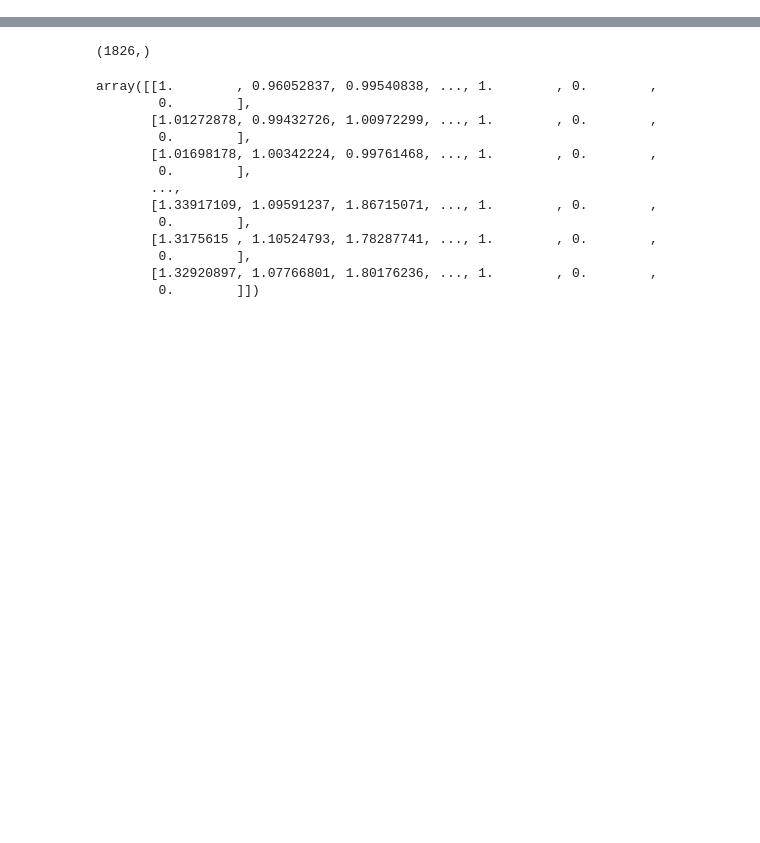
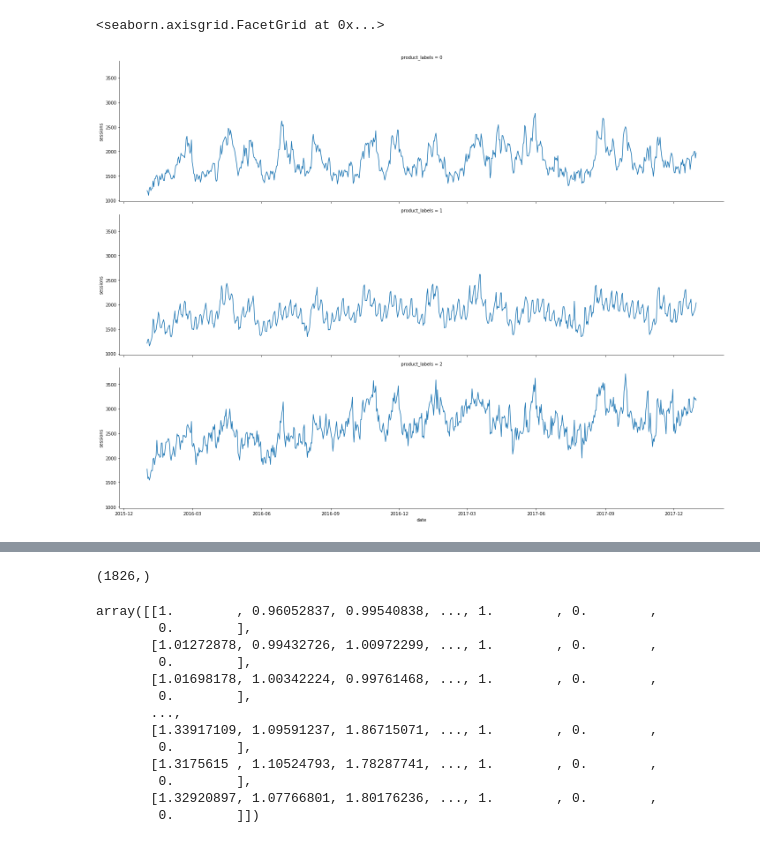
Before and after one commit to louislouisloui/otb, a Jupyter notebook: 30_ARIMA.ipynb, the cells around one changed output, grey strips where cells are left out. Drawn from its saved outputs; the diff is of its cells as text; code cells hidden in the pictures; blank space fills up the shorter version.

```diff
--- a/30_ARIMA.ipynb
+++ b/30_ARIMA.ipynb
@@ -26,0 +25,9 @@ dt.head().T
+# %%
+from datetime import datetime
+dt_plot = dt.groupby(['date','product_labels'])[['sessions']].mean().reset_index().set_index('date')
+dt_plot.product_labels = dt_plot.product_labels.astype('category')
+dt_plot2 = dt_plot.loc[datetime(2016,1,1):,:].copy().reset_index()
+sns.relplot(data = dt_plot2, kind = 'line', x = 'date', y = 'sessions', row = 'product_labels', aspect=4)
+# %% [output]
+<seaborn.axisgrid.FacetGrid at 0x...>
+[figure, added]
```
Also changed, not shown: parts of 8 cells of this notebook.
